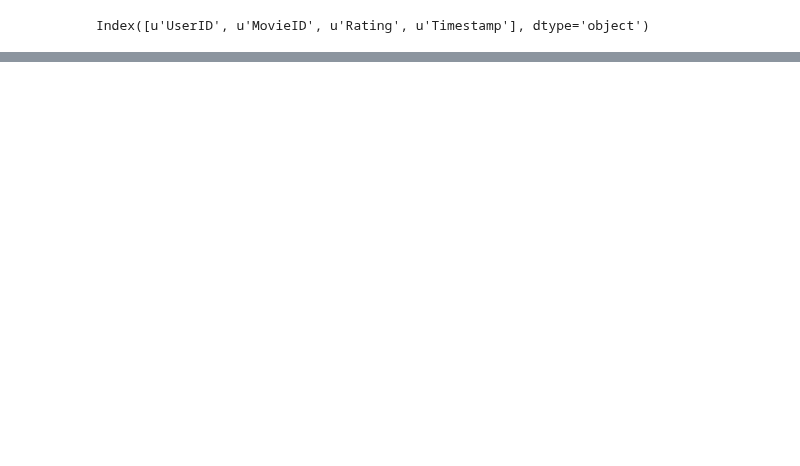
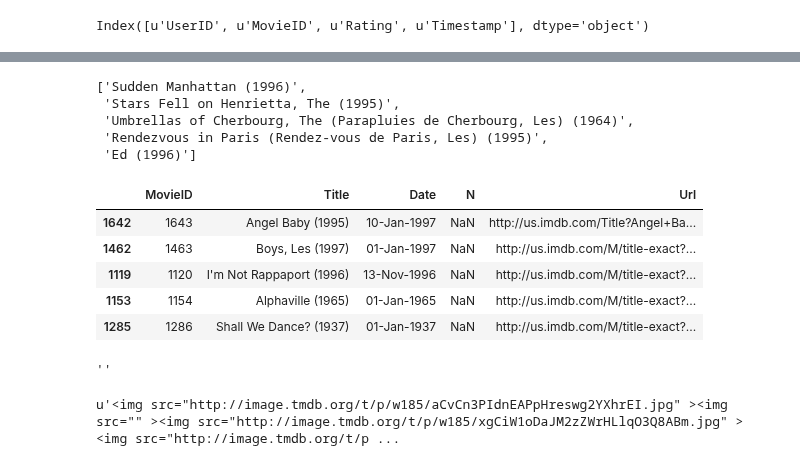
Before and after one commit to amirnasri/Data-Science, a Jupyter notebook: Recommender/ALS2.ipynb, the cells around one changed output, grey strips where cells are left out. Saved outputs shown, nothing was run; the diff lists cells and outputs as text; code cells hidden in the pictures; blank space fills up the shorter version.

```diff
--- a/Recommender/ALS2.ipynb
+++ b/Recommender/ALS2.ipynb
@@ -253,0 +291,7 @@ def coordinateMatrixMultiply(leftMatrix, rightMatrix)
+# %%
+pf = model.productFeatures()
+uf = model.userFeatures()
+user_features = row_style_to_coordinate(pf)
+product_features = row_style_to_coordinate(uf)
+print coordinate_to_sparse(user_features.collect()).todense().shape
+print coordinate_to_sparse(product_features.collect()).todense().shape
@@ -253,0 +369,17 @@ def coordinateMatrixMultiply(leftMatrix, rightMatrix)
+# %%
+[movies['Title'].loc[movie_index_to_ID[i]] for i in recom_movie_index]
+# %% [output]
+['Sudden Manhattan (1996)',
+ 'Stars Fell on Henrietta, The (1995)',
+ 'Umbrellas of Cherbourg, The (Parapluies de Cherbourg, Les) (1964)',
+ 'Rendezvous in Paris (Rendez-vous de Paris, Les) (1995)',
+ 'Ed (1996)']
+# %%
+movies.loc[recom_movie_index]
+# %% [output]
+|  | MovieID | Title | Date | N | Url |
+| 1642 | 1643 | Angel Baby (1995) | 10-Jan-1997 | NaN | http://us.imdb.com/Title?Angel+Ba... |
+| 1462 | 1463 | Boys, Les (1997) | 01-Jan-1997 | NaN | http://us.imdb.com/M/title-exact?... |
+| 1119 | 1120 | I'm Not Rappaport (1996) | 13-Nov-1996 | NaN | http://us.imdb.com/M/title-exact?... |
+| 1153 | 1154 | Alphaville (1965) | 01-Jan-1965 | NaN | http://us.imdb.com/M/title-exact?... |
+| 1285 | 1286 | Shall We Dance? (1937) | 01-Jan-1937 | NaN | http://us.imdb.com/M/title-exact?... |
@@ -253,0 +391,4 @@ def coordinateMatrixMultiply(leftMatrix, rightMatrix)
+# %%
+get_poster(movie_list[1], base_url, api_key)
+# %% [output]
+''
@@ -253,0 +399,4 @@ def coordinateMatrixMultiply(leftMatrix, rightMatrix)
+# %%
+s
+# %% [output]
+u'<img src="http://image.tmdb.org/t/p/w185/aCvCn3PIdnEAPpHreswg2YXhrEI.jpg" ><img src="" ><img src="http://image.tmdb.org/t/p/w185/xgCiW1oDaJM2zZWrHLlqO3Q8ABm.jpg" ><img src="http://image.tmdb.org/t/p ...
```
Also changed, not shown: parts of 57 cells of this notebook, 1 other file.
